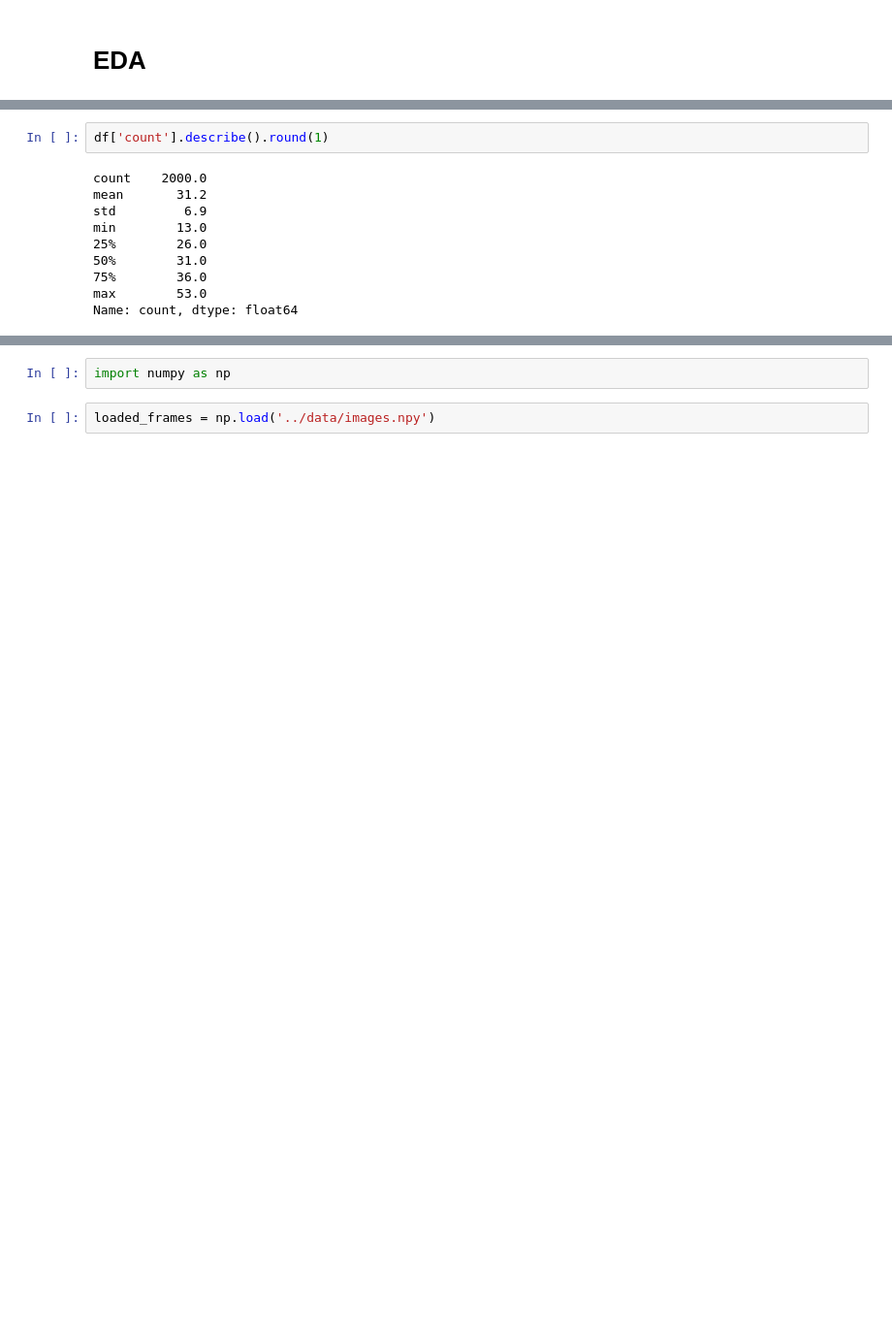
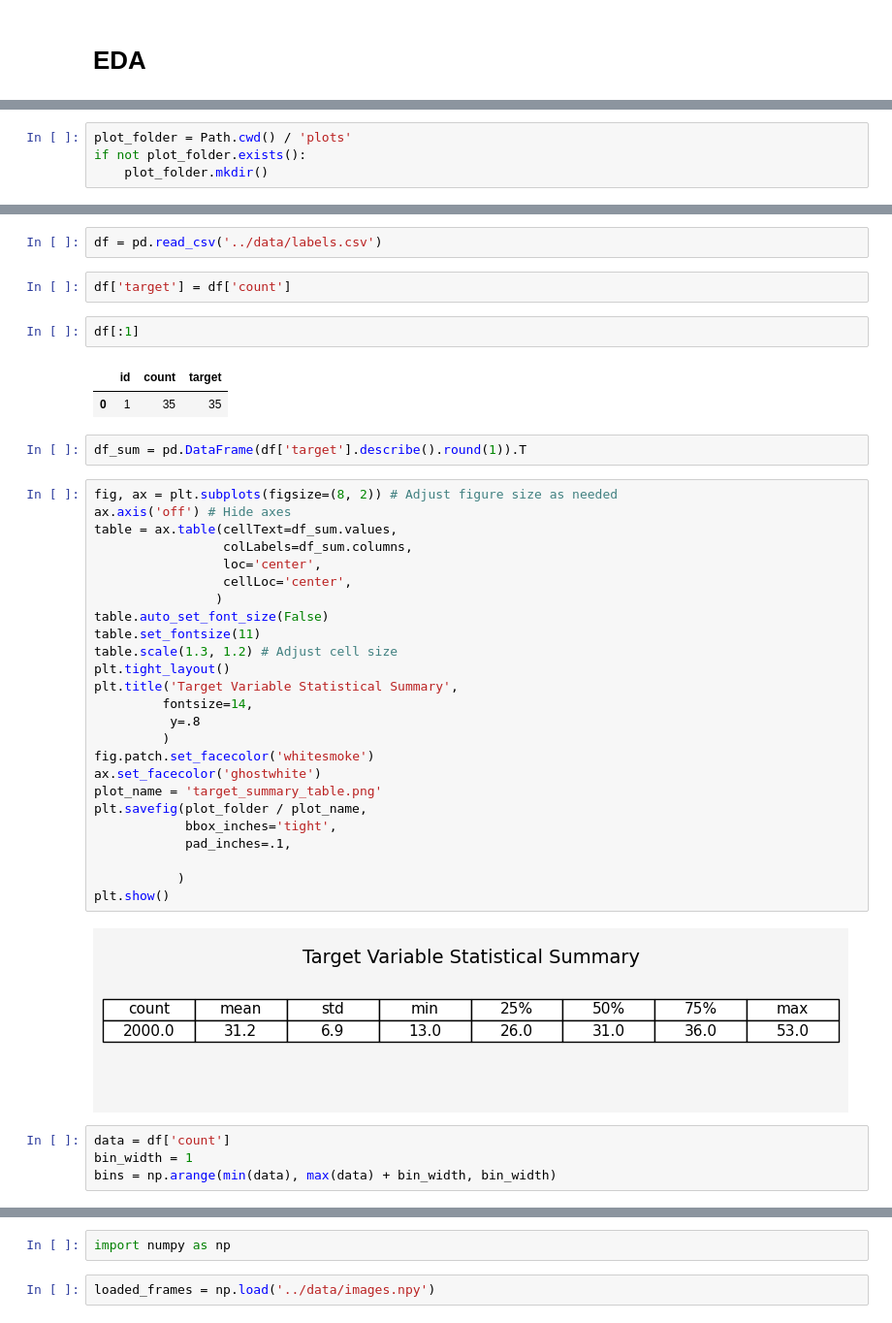
Before and after one commit to spencercody/AAI-521-Computer-Vision, a Jupyter notebook: dev_spencer/EDA.ipynb, the cells around one changed output, grey strips where cells are left out. Shown at 97% size. Saved outputs shown, nothing was run; the diff lists cells and outputs as text; blank space fills up the shorter version.

```diff
--- a/dev_spencer/EDA.ipynb
+++ b/dev_spencer/EDA.ipynb
@@ -9 +13,5 @@ AttributeError: '_ArtistPropertiesSubstitution' object has no attribute 'registe
+# %%
+plot_folder = Path.cwd() / 'plots'
+if not plot_folder.exists():
+    plot_folder.mkdir()
 # %%
@@ -33,12 +34,42 @@ First 5 records:    id  count
+# %%
+df = pd.read_csv('../data/labels.csv')
+# %%
+df['target'] = df['count']
+# %%
+df[:1]
+# %% [output]
+|  | id | count | target |
+| 0 | 1 | 35 | 35 |
 # %%
-df['count'].describe().round(1)
+df_sum = pd.DataFrame(df['target'].describe().round(1)).T
-# %% [output]
-count    2000.0
-mean       31.2
-std         6.9
-min        13.0
-25%        26.0
-50%        31.0
-75%        36.0
-max        53.0
-Name: count, dtype: float64
+# %%
+fig, ax = plt.subplots(figsize=(8, 2)) # Adjust figure size as needed
+ax.axis('off') # Hide axes
+table = ax.table(cellText=df_sum.values,
+                 colLabels=df_sum.columns,
+                 loc='center',
+                 cellLoc='center',
+                )
+table.auto_set_font_size(False)
+table.set_fontsize(11)
+table.scale(1.3, 1.2) # Adjust cell size
+plt.tight_layout()
+plt.title('Target Variable Statistical Summary',
+         fontsize=14,
+          y=.8
+         )
+fig.patch.set_facecolor('whitesmoke')
+ax.set_facecolor('ghostwhite')
+plot_name = 'target_summary_table.png'
+plt.savefig(plot_folder / plot_name,
+            bbox_inches='tight',
+            pad_inches=.1,
+
+           )
+plt.show()
+# %% [output]
+[figure, added]
+# %%
+data = df['count']
+bin_width = 1
+bins = np.arange(min(data), max(data) + bin_width, bin_width)
```
Also changed, not shown: parts of 6 cells of this notebook, 12 other files.
